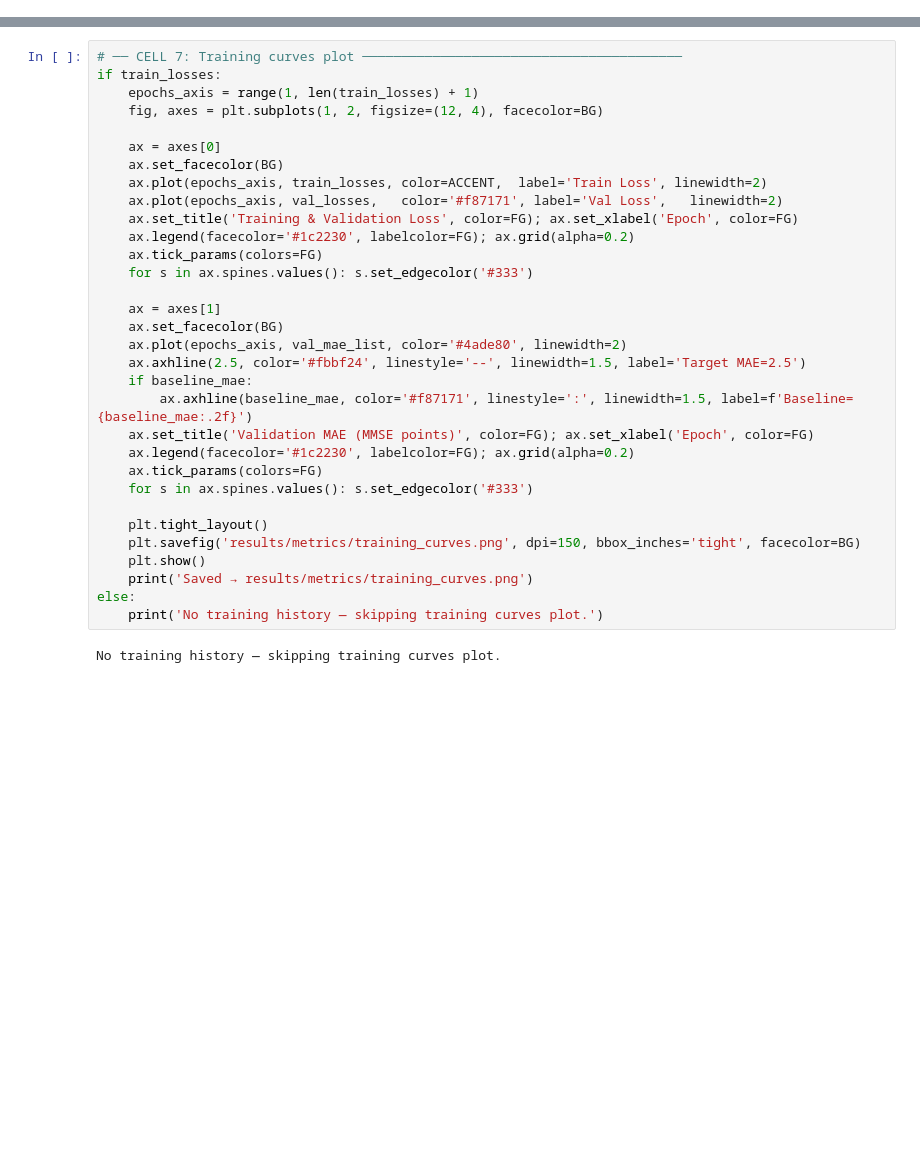
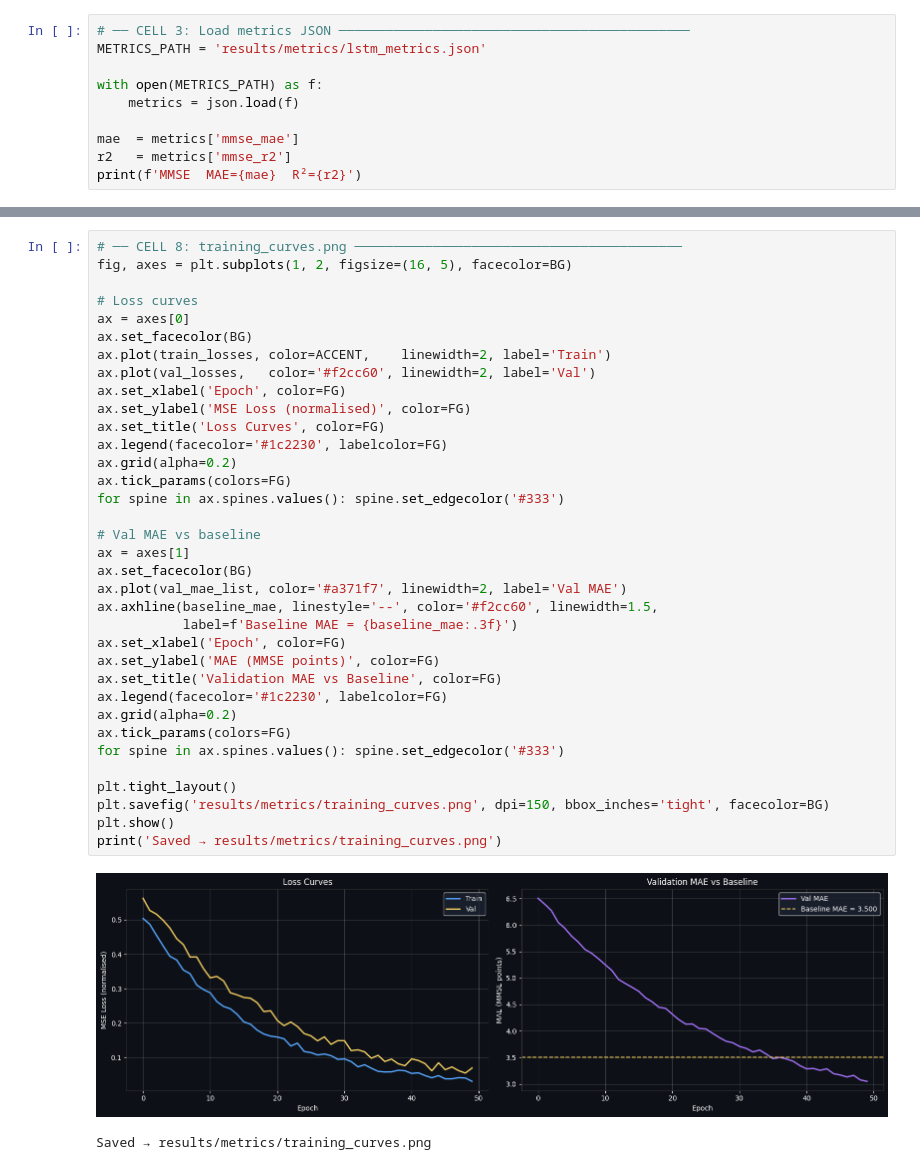
Before and after one commit to evanimenon/alzheimers-digital-twin, a Jupyter notebook: 02_lstm_model.ipynb, the cells around one changed output, grey strips where cells are left out. Cells and saved outputs as stored; diff of their text form; blank space fills up the shorter version.

```diff
--- a/02_lstm_model.ipynb
+++ b/02_lstm_model.ipynb
@@ -40,0 +77,10 @@ Device: cpu  |  Features: ['MMSE', 'Hippocampus', 'APOE4', 'Education', 'visit_n
+# %%
+# ── CELL 3: Load metrics JSON ─────────────────────────────────────────────
+METRICS_PATH = 'results/metrics/lstm_metrics.json'
+
+with open(METRICS_PATH) as f:
+    metrics = json.load(f)
+
+mae  = metrics['mmse_mae']
+r2   = metrics['mmse_r2']
+print(f'MMSE  MAE={mae}  R²={r2}')
@@ -293,34 +252,38 @@ Saved → results/metrics/lstm_metrics.json
 # %%
-# ── CELL 7: Training curves plot ─────────────────────────────────────────
-if train_losses:
-    epochs_axis = range(1, len(train_losses) + 1)
-    fig, axes = plt.subplots(1, 2, figsize=(12, 4), facecolor=BG)
+# ── CELL 8: training_curves.png ──────────────────────────────────────────
+fig, axes = plt.subplots(1, 2, figsize=(16, 5), facecolor=BG)
 
-    ax = axes[0]
-    ax.set_facecolor(BG)
-    ax.plot(epochs_axis, train_losses, color=ACCENT,  label='Train Loss', linewidth=2)
-    ax.plot(epochs_axis, val_losses,   color='#f87171', label='Val Loss',   linewidth=2)
-    ax.set_title('Training & Validation Loss', color=FG); ax.set_xlabel('Epoch', color=FG)
-    ax.legend(facecolor='#1c2230', labelcolor=FG); ax.grid(alpha=0.2)
-    ax.tick_params(colors=FG)
-    for s in ax.spines.values(): s.set_edgecolor('#333')
+# Loss curves
+ax = axes[0]
+ax.set_facecolor(BG)
+ax.plot(train_losses, color=ACCENT,    linewidth=2, label='Train')
+ax.plot(val_losses,   color='#f2cc60', linewidth=2, label='Val')
+ax.set_xlabel('Epoch', color=FG)
+ax.set_ylabel('MSE Loss (normalised)', color=FG)
+ax.set_title('Loss Curves', color=FG)
+ax.legend(facecolor='#1c2230', labelcolor=FG)
+ax.grid(alpha=0.2)
+ax.tick_params(colors=FG)
+for spine in ax.spines.values(): spine.set_edgecolor('#333')
 
-    ax = axes[1]
-    ax.set_facecolor(BG)
-    ax.plot(epochs_axis, val_mae_list, color='#4ade80', linewidth=2)
-    ax.axhline(2.5, color='#fbbf24', linestyle='--', linewidth=1.5, label='Target MAE=2.5')
-    if baseline_mae:
-        ax.axhline(baseline_mae, color='#f87171', linestyle=':', linewidth=1.5, label=f'Baseline={baseline_mae:.2f}')
-    ax.set_title('Validation MAE (MMSE points)', color=FG); ax.set_xlabel('Epoch', color=FG)
-    ax.legend(facecolor='#1c2230', labelcolor=FG); ax.grid(alpha=0.2)
-    ax.tick_params(colors=FG)
-    for s in ax.spines.values(): s.set_edgecolor('#333')
+# Val MAE vs baseline
+ax = axes[1]
+ax.set_facecolor(BG)
+ax.plot(val_mae_list, color='#a371f7', linewidth=2, label='Val MAE')
+ax.axhline(baseline_mae, linestyle='--', color='#f2cc60', linewidth=1.5,
+           label=f'Baseline MAE = {baseline_mae:.3f}')
+ax.set_xlabel('Epoch', color=FG)
+ax.set_ylabel('MAE (MMSE points)', color=FG)
+ax.set_title('Validation MAE vs Baseline', color=FG)
+ax.legend(facecolor='#1c2230', labelcolor=FG)
+ax.grid(alpha=0.2)
+ax.tick_params(colors=FG)
+for spine in ax.spines.values(): spine.set_edgecolor('#333')
 
-    plt.tight_layout()
-    plt.savefig('results/metrics/training_curves.png', dpi=150, bbox_inches='tight', facecolor=BG)
-    plt.show()
-    print('Saved → results/metrics/training_curves.png')
-else:
-    print('No training history — skipping training curves plot.')
+plt.tight_layout()
+plt.savefig('results/metrics/training_curves.png', dpi=150, bbox_inches='tight', facecolor=BG)
+plt.show()
+print('Saved → results/metrics/training_curves.png')
 # %% [output]
+[figure, added]
-No training history — skipping training curves plot.
+Saved → results/metrics/training_curves.png
```
Also changed, not shown: parts of 16 cells of this notebook, 1 other file.
